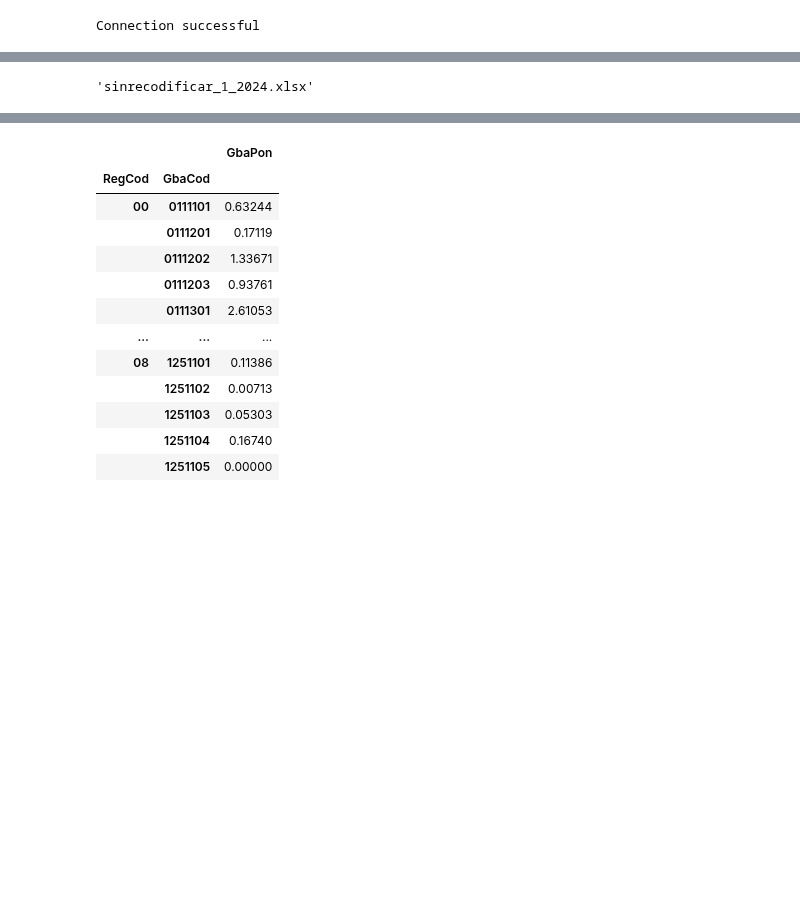
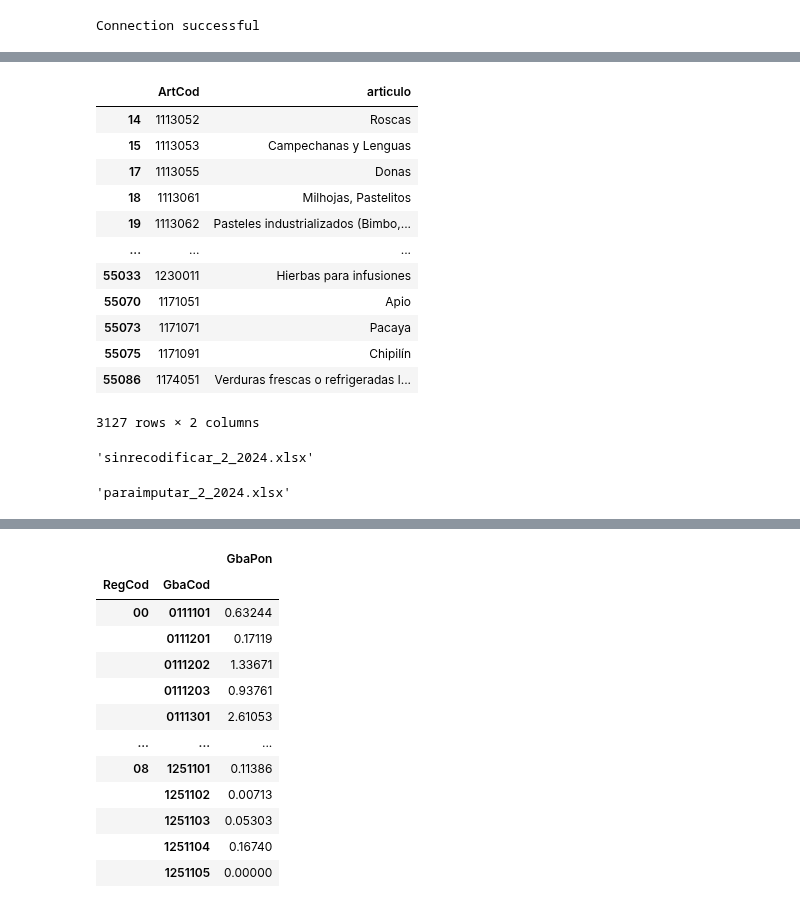
Before and after one commit to ShannonNCM/ComparacionCalculoIPC, a Jupyter notebook: IPC2024_base2010/ipc_2024.ipynb, the cells around one changed output, grey strips where cells are left out. Saved outputs shown, nothing was run; the diff lists cells and outputs as text; code cells hidden in the pictures; blank space fills up the shorter version.

```diff
--- a/IPC2024_base2010/ipc_2024.ipynb
+++ b/IPC2024_base2010/ipc_2024.ipynb
@@ -202,3 +240,21 @@ no_recod
+# %%
+boletas04 = boletas01[['codigo_articulo', 'articulo']].rename(columns={'codigo_articulo':'ArtCod'})
+no_recod = boletas04[boletas04['ArtCod'].str.len() != 9]
+no_recod
+# %% [output]
+|  | ArtCod | articulo |
+| 14 | 1113052 | Roscas |
+| 15 | 1113053 | Campechanas y Lenguas |
+| 17 | 1113055 | Donas |
+| 18 | 1113061 | Milhojas, Pastelitos |
+| 19 | 1113062 | Pasteles industrializados (Bimbo,... |
+| ... | ... | ... |
+| 55033 | 1230011 | Hierbas para infusiones |
+| 55070 | 1171051 | Apio |
+| 55073 | 1171071 | Pacaya |
+| 55075 | 1171091 | Chipilín |
+| 55086 | 1174051 | Verduras frescas o refrigeradas l... |
+3127 rows × 2 columns
 # %%
 prod_norecod = no_recod.groupby('ArtCod').value_counts().reset_index(name='Counts')
 prod_norecod.sort_values('Counts', ascending=False, inplace=True)
@@ -214,7 +270,18 @@ prod_norecod.to_excel(norecodname)
 
 norecodname
 # %% [output]
-'sinrecodificar_1_2024.xlsx'
+'sinrecodificar_2_2024.xlsx'
+# %%
+#aqui voy a guardar los productos con sus precios para "imputarlos"
+imputname01 = 'paraimputar'
+imputname02 = '.xlsx'
+inputname = f"{imputname01}_{mes}_{anio}{imputname02}"
+
+artimput.to_excel(inputname, index=False)
+
+inputname
+# %% [output]
+'paraimputar_2_2024.xlsx'
 # %%
 #esta es la parte de los outliers
 ignorar = False
```
Also changed, not shown: parts of 28 cells of this notebook, 30 other files.
